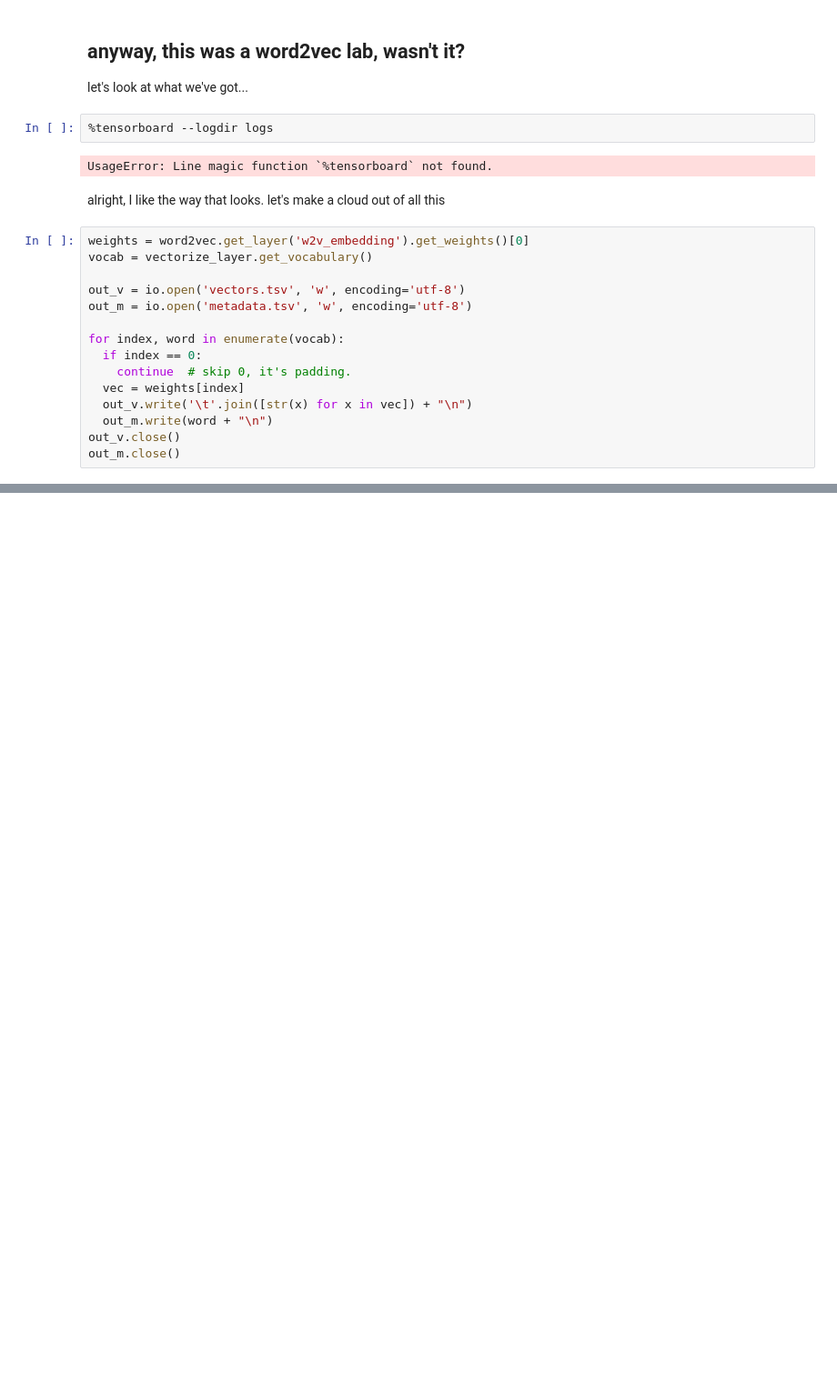
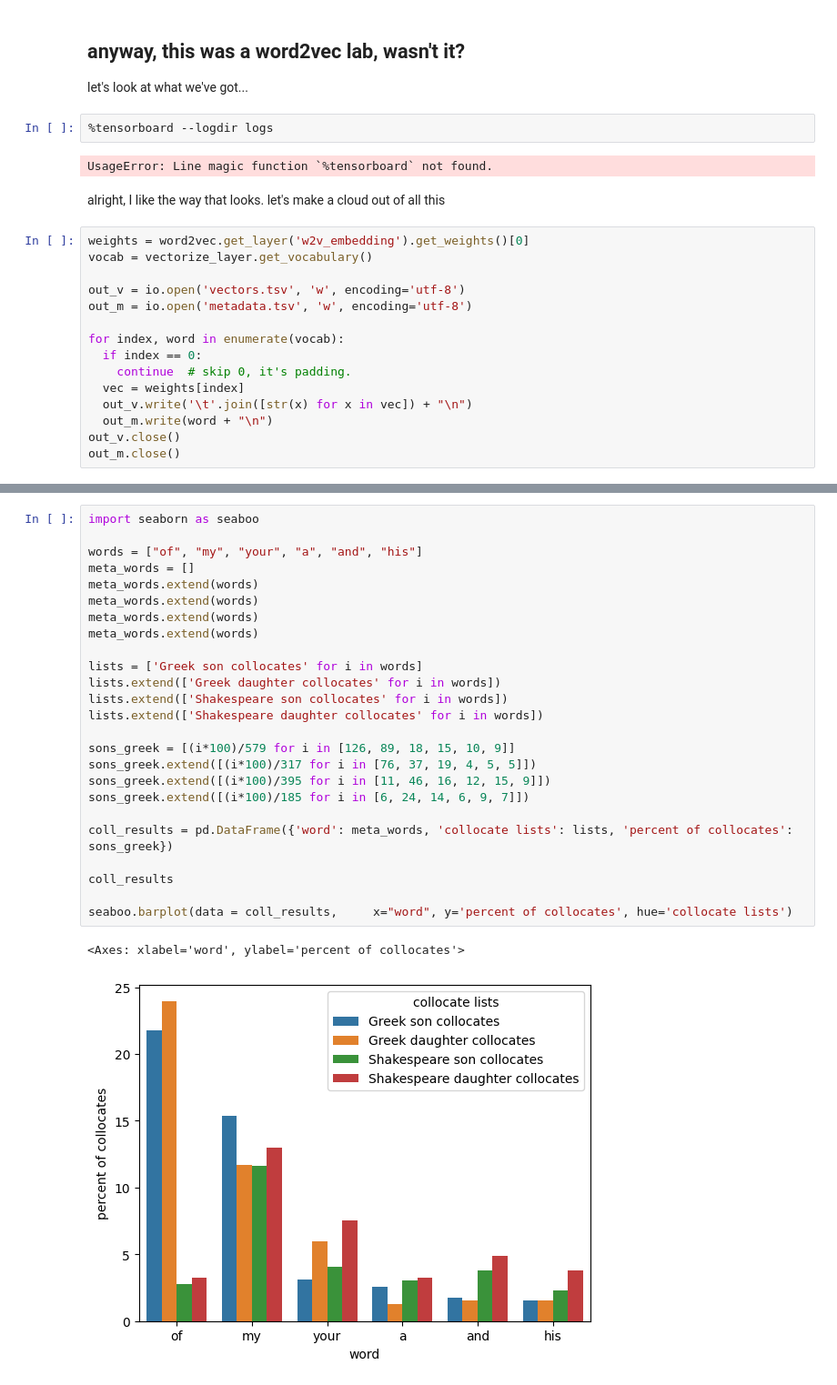
Before and after one commit to Tufts-2024-Quant-Text-Analysis/week-6-lepidopterane-atsmith, a Jupyter notebook: thuc_word2vec.ipynb, the cells around one changed output, grey strips where cells are left out. Shown at 91% size. Drawn from its saved outputs; the diff is of its cells as text; blank space fills up the shorter version.

Commit message:
cooking a graph for the word2vec lab

```diff
--- a/thuc_word2vec.ipynb
+++ b/thuc_word2vec.ipynb
@@ -293,0 +329,28 @@ out_m.close()
+# %%
+import seaborn as seaboo
+
+words = ["of", "my", "your", "a", "and", "his"]
+meta_words = []
+meta_words.extend(words)
+meta_words.extend(words)
+meta_words.extend(words)
+meta_words.extend(words)
+
+lists = ['Greek son collocates' for i in words]
+lists.extend(['Greek daughter collocates' for i in words])
+lists.extend(['Shakespeare son collocates' for i in words])
+lists.extend(['Shakespeare daughter collocates' for i in words])
+
+sons_greek = [(i*100)/579 for i in [126, 89, 18, 15, 10, 9]]
+sons_greek.extend([(i*100)/317 for i in [76, 37, 19, 4, 5, 5]])
+sons_greek.extend([(i*100)/395 for i in [11, 46, 16, 12, 15, 9]])
+sons_greek.extend([(i*100)/185 for i in [6, 24, 14, 6, 9, 7]])
+
+coll_results = pd.DataFrame({'word': meta_words, 'collocate lists': lists, 'percent of collocates': sons_greek})
+
+coll_results
+
+seaboo.barplot(data = coll_results,     x="word", y='percent of collocates', hue='collocate lists')
+# %% [output]
+<Axes: xlabel='word', ylabel='percent of collocates'>
+[figure, added]
```
Also changed, not shown: parts of 6 cells of this notebook, 2 other files.
